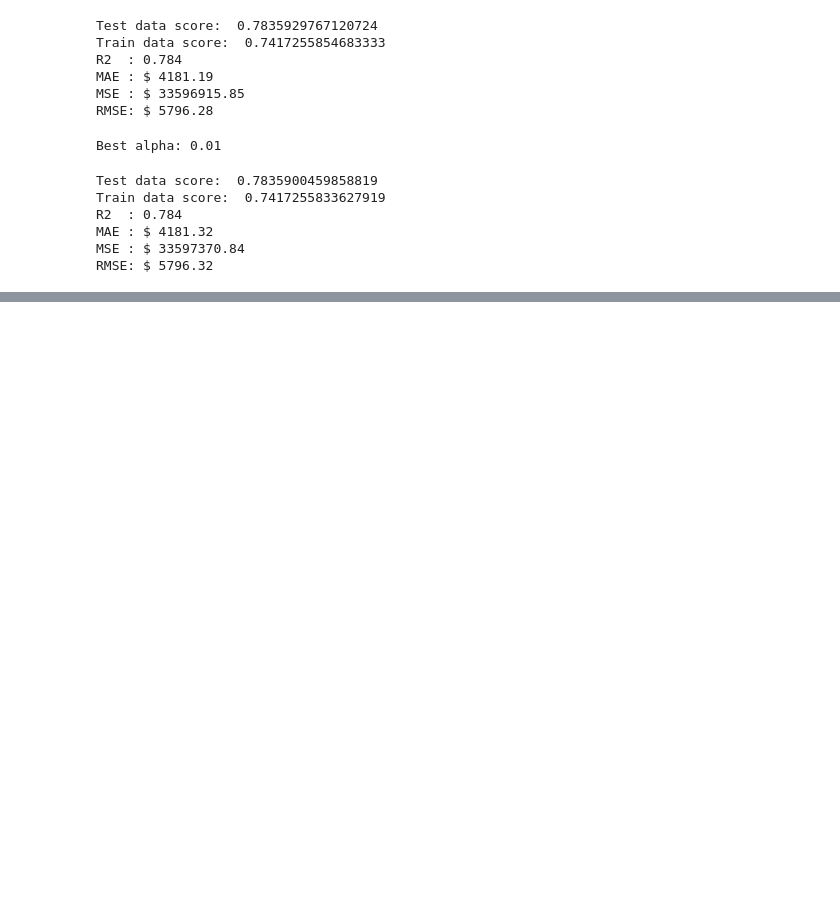
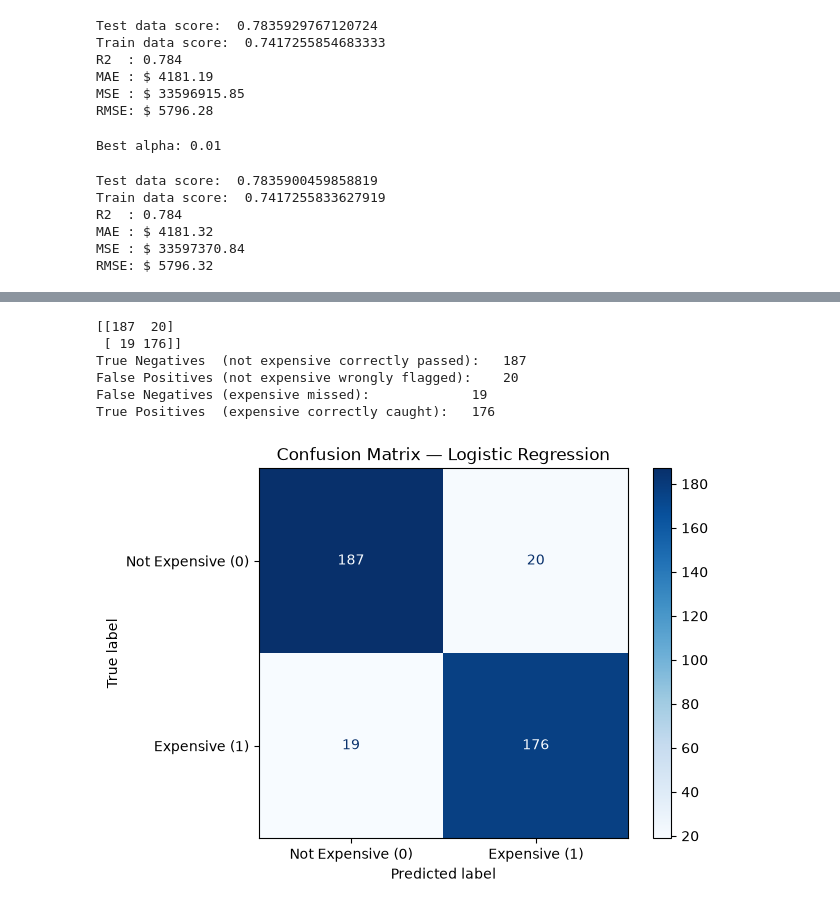
Before and after one commit to EECE5644/mini-project2, a Jupyter notebook: miniproject2.ipynb, the cells around one changed output, grey strips where cells are left out. Drawn from its saved outputs; the diff is of its cells as text; code cells hidden in the pictures; blank space fills up the shorter version.

```diff
--- a/miniproject2.ipynb
+++ b/miniproject2.ipynb
@@ -262,0 +287,16 @@ RMSE (svr_rbf): $ 10813.71
+# %%
+# Logistic Regression
+# Load the data
+X7 = data.drop(columns=["charges", "expensive"])
+y7 = data["expensive"]                  # target: 0 = charges not exceed median, 1 = charges exceed median
+
+print(y7.value_counts())
+data.head()
+
+# Split into train and test sets
+X7_train, X7_test, y7_train, y7_test = train_test_split(X7, y7, test_size=0.3, random_state=42)
+
+# Scale the features (fit on train only)
+scaler = StandardScaler()
+X7_train = scaler.fit_transform(X7_train)
+X7_test = scaler.transform(X7_test)
@@ -262,0 +308,9 @@ RMSE (svr_rbf): $ 10813.71
+# %%
+# Train the model (training data only)
+classification_model = LogisticRegression(solver="lbfgs", max_iter=1000, random_state=8888)
+classification_model.fit(X7_train, y7_train)
+
+# Step 6: Predict on the test set
+y_pred7 = classification_model.predict(X7_test)
+
+print(classification_report(y7_test, y_pred7))
@@ -262,0 +326,26 @@ RMSE (svr_rbf): $ 10813.71
+# %%
+# Evaluate with a confusion matrix
+cm = confusion_matrix(y7_test, y_pred7)
+print(cm)
+
+# Rows = actual class, columns = predicted class
+tn, fp, fn, tp = cm.ravel()
+print(f"True Negatives  (not expensive correctly passed):   {tn}")
+print(f"False Positives (not expensive wrongly flagged):    {fp}")
+print(f"False Negatives (expensive missed):             {fn}")
+print(f"True Positives  (expensive correctly caught):   {tp}")
+# %% [output]
+[[187  20]
+ [ 19 176]]
+True Negatives  (not expensive correctly passed):   187
+False Positives (not expensive wrongly flagged):    20
+False Negatives (expensive missed):             19
+True Positives  (expensive correctly caught):   176
+# %%
+# Plot the confusion matrix
+disp = ConfusionMatrixDisplay(confusion_matrix=cm, display_labels=["Not Expensive (0)", "Expensive (1)"])
+disp.plot(cmap="Blues", values_format="d")
+plt.title("Confusion Matrix — Logistic Regression")
+plt.show()
+# %% [output]
+[figure, added]
```
Also changed, not shown: parts of 4 cells of this notebook.
